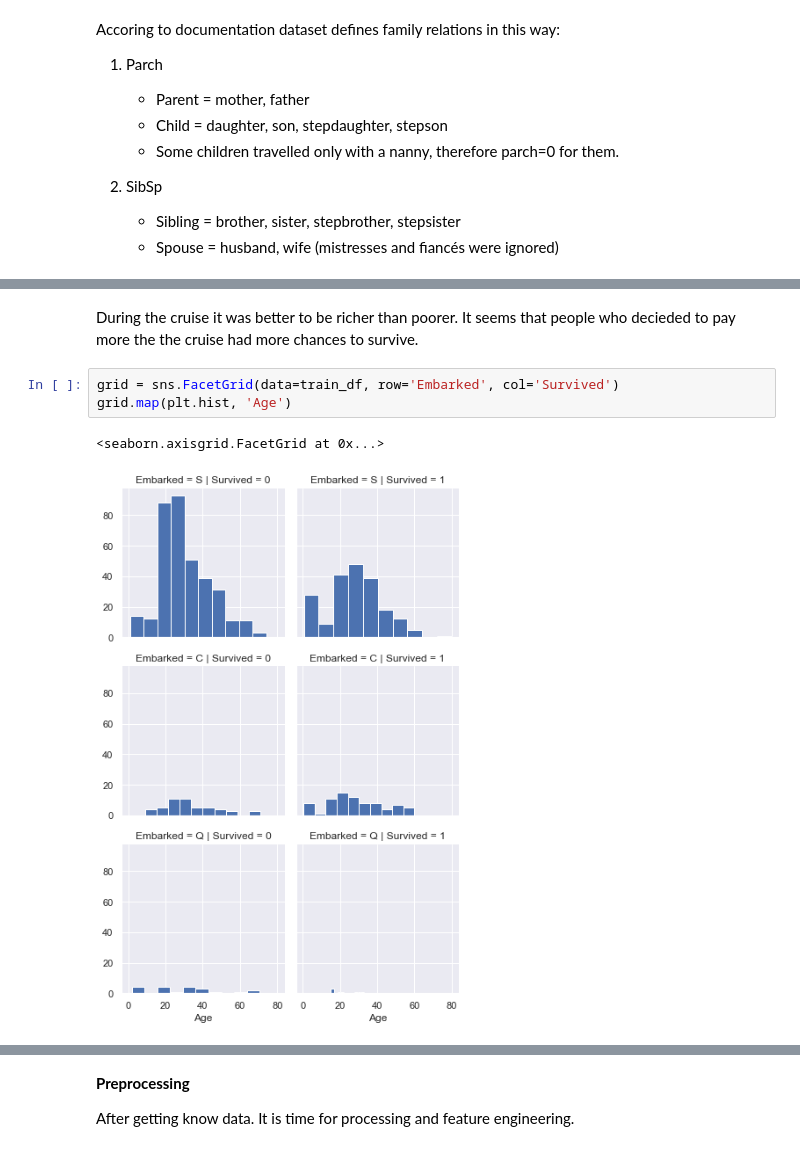
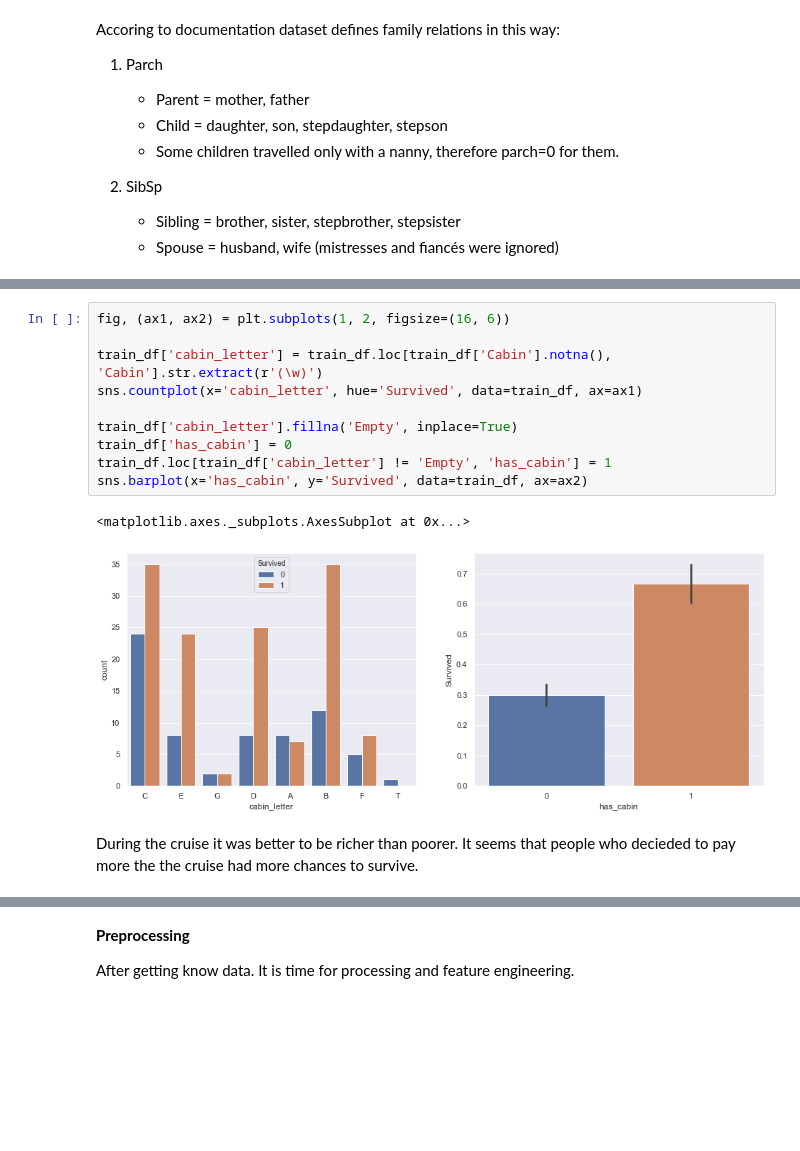
Before and after one commit to Bounty1993/ML-scripts, a Jupyter notebook: titanic.ipynb, the cells around one changed output, grey strips where cells are left out. Saved outputs shown, nothing was run; the diff lists cells and outputs as text; blank space fills up the shorter version.

```diff
--- a/titanic.ipynb
+++ b/titanic.ipynb
@@ -164,8 +173,15 @@ sns.distplot(train_df['Fare'])
+# %%
+fig, (ax1, ax2) = plt.subplots(1, 2, figsize=(16, 6))
+
+train_df['cabin_letter'] = train_df.loc[train_df['Cabin'].notna(), 'Cabin'].str.extract(r'(\w)')
+sns.countplot(x='cabin_letter', hue='Survived', data=train_df, ax=ax1)
+
+train_df['cabin_letter'].fillna('Empty', inplace=True)
+train_df['has_cabin'] = 0
+train_df.loc[train_df['cabin_letter'] != 'Empty', 'has_cabin'] = 1
+sns.barplot(x='has_cabin', y='Survived', data=train_df, ax=ax2)
+# %% [output]
+<matplotlib.axes._subplots.AxesSubplot at 0x...>
+[figure, added]
 # %% [markdown]
 During the cruise it was better to be richer than poorer. It seems that people who decieded to pay more the the cruise had more chances to survive.
-# %%
-grid = sns.FacetGrid(data=train_df, row='Embarked', col='Survived')
-grid.map(plt.hist, 'Age')
-# %% [output]
-<seaborn.axisgrid.FacetGrid at 0x...>
-[figure, removed]
```
Also changed, not shown: parts of 10 cells of this notebook.
